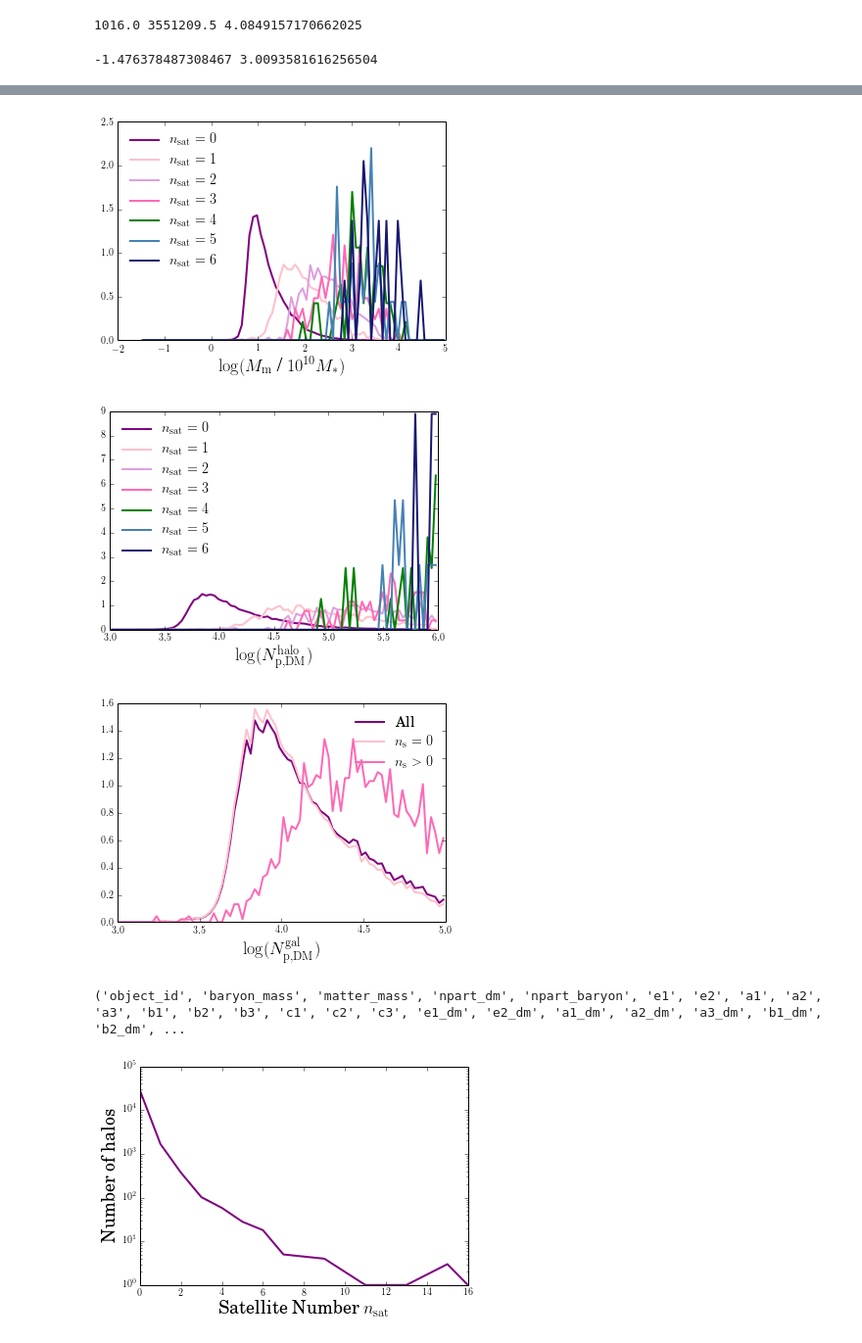
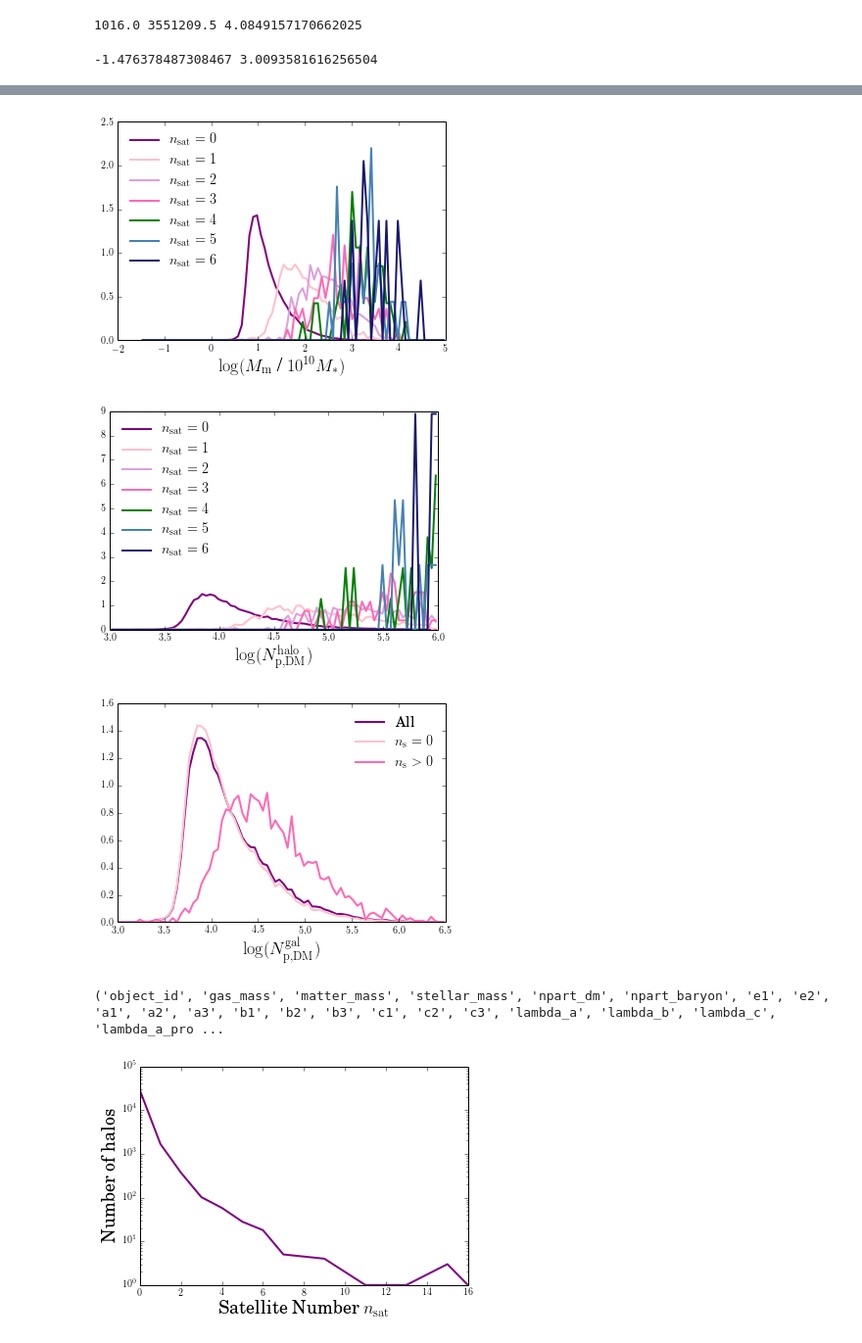
Before and after one commit to ssamuroff/mbii, a Jupyter notebook: notebooks/mbii_symmetry_tests.ipynb, the cells around one changed output, grey strips where cells are left out. Shown at 98% size. Cells and saved outputs as stored; diff of their text form; code cells hidden in the pictures.

```diff
--- a/notebooks/mbii_symmetry_tests.ipynb
+++ b/notebooks/mbii_symmetry_tests.ipynb
@@ -303,15 +425,3 @@ plt.show()
-# %%
-fid = {}
-sym = {}
-
-base = '/Users/hattifattener/Documents/ias/mbii/2pt/ns300_nd1000/'
-for i in xrange(2):
-    for j in xrange(2):
-        fid[(i+1,j+1)] = np.loadtxt(base+'GIplus_proj_corr_%d%d_splitbycentral.txt'%(i+1,j+1)).T
-        sym[(i+1,j+1)] = np.loadtxt(base+'symmetrised_pos/GIplus_proj_corr_%d%d_splitbycentral.txt'%(i+1,j+1)).T
-
-fid[(0,0)] = np.loadtxt(base+'GIplus_proj_corr_%d%d_splitbycentral.txt'%(0,0)).T
-sym[(0,0)] = np.loadtxt(base+'symmetrised_pos/GIplus_proj_corr_%d%d_splitbycentral.txt'%(0,0)).T
 # %%
 fig = plt.figure()
 ax = fig.add_subplot(1, 1, 1)
@@ -406,6 +568,9 @@ print fid[1,2][1]
 # %%
 import fitsio as fi
 
+
 # Read in the catalogues from coma
-fid = fi.FITS(base+'../../cats/base_subhalo_shapes-v5-ndm1000-nst300.fits')[-1].read()
-sym = fi.FITS(base+'../../cats/base_subhalo_shapes-v5-ndm1000-nst300-symmetrised.fits')[-1].read()
+base = '/Users/hattifattener/Documents/ias/mbii/2pt/ns300_nd1000/v6/'
+fid = fi.FITS('/Users/hattifattener/Documents/ias/mbii/cats/base_subhalo_shapes-v9-ndm1000-nst300.fits')[-1].read()
+sym = fi.FITS('/Users/hattifattener/Documents/ias/mbii/cats/base_subhalo_shapes-v9-ndm1000-nst300-symmetrised-testing0.fits')[-1].read()
+print fid.size
@@ -412,9 +579,10 @@ sym = fi.FITS(base+'../../cats/base_subhalo_shapes-v5-ndm1000-nst300-symmetrised
 # %%
+central_name='most_massive'
 print 'Subhalo catalogues are equal in length :', (fid.size==sym.size)
-print 'Central flags are rotationally invariant :', (fid['central']==sym['central']).all()
+print 'Central flags are rotationally invariant :', (fid[central_name]==sym[central_name]).all()
 
 ids = np.unique(fid['halo_id'])
-ncent = [len(fid[(fid['central']==1) & (fid['halo_id']==hi) ]) for hi in ids]
+ncent = [len(fid[(fid[central_name]==1) & (fid['halo_id']==hi) ]) for hi in ids]
 ncent = np.array(ncent)
 # %% [output]
 Subhalo catalogues are equal in length : True
@@ -746,9 +1038,9 @@ plt.show()
 # %%
 ids = np.unique(fid['halo_id'])
-nsat = np.array([len(fid[(fid['central']!=1) & (fid['halo_id']==hi) ]) for hi in ids])
+nsat = np.array([len(fid[(fid[central_name]!=1) & (fid['halo_id']==hi) ]) for hi in ids])
 ngal = np.array([fid['nocc'][(fid['halo_id']==hi)][0]  for hi in ids])
 Mm = np.array([fid['matter_mass'][(fid['halo_id']==hi)].sum()  for hi in ids])
-Mb = np.array([fid['baryon_mass'][(fid['halo_id']==hi)].sum()  for hi in ids])
+Mb = np.array([fid['stellar_mass'][(fid['halo_id']==hi)].sum()  for hi in ids])
 Np = np.array([fid['npart_dm'][(fid['halo_id']==hi)].sum()  for hi in ids])
 
 print 'Maximum no. of satellites: %d'%nsat.max()
@@ -791,38 +1083,38 @@ for i, ns in enumerate(np.unique(nsat)[:7]):
     x0 = (x[:-1]+x[1:])/2
     plt.plot(x0, H, color=colours[i], ls='-', lw=2, label='$n_\mathrm{sat}=%d$'%ns)
 
 plt.xlabel('$\log(N^\mathrm{halo}_\mathrm{p,DM})$', fontsize=18)
 plt.legend(loc='upper left')
 plt.show()
 
 #for i, ns in enumerate(np.unique(nsat)[:7]):
 #    H,x = np.histogram(Np_gal[nsat==ns], range=(300,5000), bins=80, normed=1 )
 #    x0 = (x[:-1]+x[1:])/2
 #    plt.plot(x0, H, color=colours[i], ls='-', lw=2, label='$n_\mathrm{sat}=%d$'%ns)
 
-H,x = np.histogram(np.log10(Np_gal), range=(3,5), bins=80, normed=1 )
+H,x = np.histogram(np.log10(Np_gal), range=(3,6.5), bins=80, normed=1 )
 x0 = (x[:-1]+x[1:])/2
 plt.plot(x0, H, color='purple', ls='-', lw=2, label='All')
-H,x = np.histogram(np.log10(Np_gal[nsat==0]), range=(3,5), bins=80, normed=1 )
+H,x = np.histogram(np.log10(Np_gal[nsat==0]), range=(3,6.5), bins=80, normed=1 )
 x0 = (x[:-1]+x[1:])/2
 plt.plot(x0, H, color='pink', ls='-', lw=2, label='$n_\mathrm{s}=0$')
 
-H,x = np.histogram(np.log10(Np_gal[nsat!=0]), range=(3,5), bins=80, normed=1 )
+H,x = np.histogram(np.log10(Np_gal[nsat!=0]), range=(3,6.5), bins=80, normed=1 )
 x0 = (x[:-1]+x[1:])/2
 plt.plot(x0, H, color='hotpink', ls='-', lw=2, label='$n_\mathrm{s}>0$')
 
 plt.xlabel('$\log(N^\mathrm{gal}_\mathrm{p,DM})$', fontsize=18)
 plt.legend(loc='upper right')
 plt.show()
 
 print fid.dtype.names
 # %% [output]
 -1.476378487308467 3.0093581616256504
 [figure]
 [figure]
 [figure]
-[figure, old version]
+[figure, new version]
-('object_id', 'baryon_mass', 'matter_mass', 'npart_dm', 'npart_baryon', 'e1', 'e2', 'a1', 'a2', 'a3', 'b1', 'b2', 'b3', 'c1', 'c2', 'c3', 'e1_dm', 'e2_dm', 'a1_dm', 'a2_dm', 'a3_dm', 'b1_dm', 'b2_dm', ...
+('object_id', 'gas_mass', 'matter_mass', 'stellar_mass', 'npart_dm', 'npart_baryon', 'e1', 'e2', 'a1', 'a2', 'a3', 'b1', 'b2', 'b3', 'c1', 'c2', 'c3', 'lambda_a', 'lambda_b', 'lambda_c', 'lambda_a_pro ...
 # %%
 nhalos=[len(nsat[nsat==ns]) for ns in np.unique(nsat)]
 Ns=np.unique(nsat)
```
Also changed, not shown: parts of 30 cells of this notebook, 9 other files.
